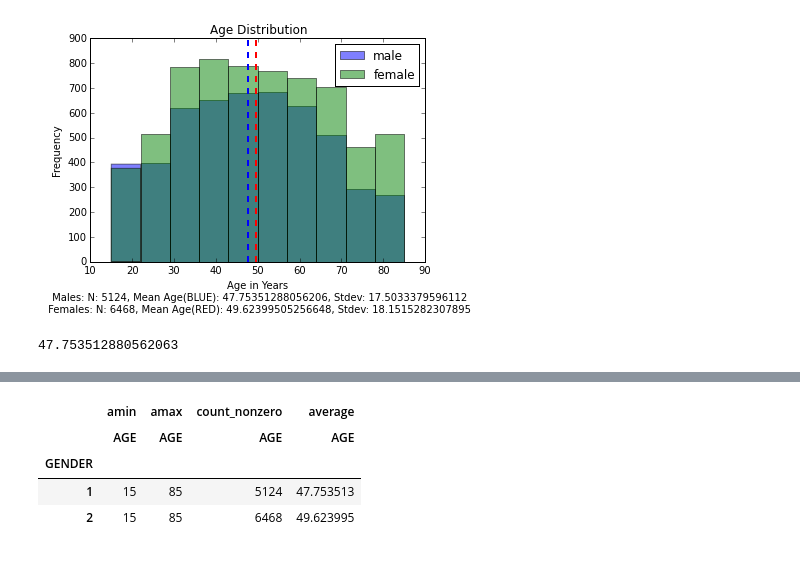
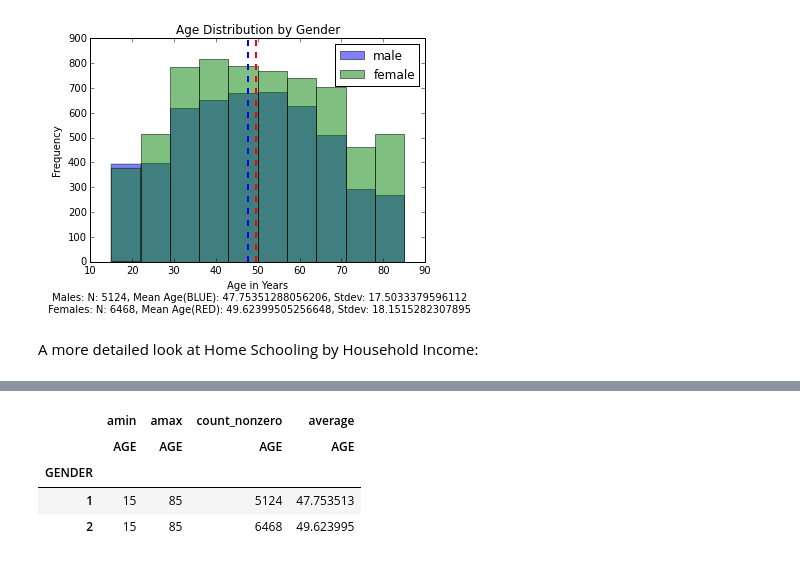
Before and after one commit to BobAmand/atus-analysis, a Jupyter notebook: summary_analysis_MVP.ipynb, the cells around one changed output, grey strips where cells are left out. Saved outputs shown, nothing was run; the diff lists cells and outputs as text; code cells hidden in the pictures.

```diff
--- a/summary_analysis_MVP.ipynb
+++ b/summary_analysis_MVP.ipynb
@@ -44,22 +55,20 @@ f_age['AGE'].plot(kind='hist')
 # %%
 x = list(m_age['AGE'])      # true list of male ages
 y = list(f_age['AGE'])      # true list of female ages
 xm = m_age['AGE'].mean()    # mean of male ages
 yf = f_age['AGE'].mean()    # mean of female ages
 
 plt.hist(x, bins=10, alpha=0.5, label='male')
 plt.axvline(xm, color='b', linestyle='dashed', linewidth=2)
 plt.hist(y, bins=10, alpha=0.5, label='female')
 plt.axvline(yf, color='r', linestyle='dashed', linewidth=2)
 plt.legend()
-plt.title("Age Distribution")
+plt.title("Age Distribution by Gender")
 plt.xlabel('Age in Years\n Males: N: {}, Mean Age(BLUE): {}, Stdev: {}\n Females: N: {}, Mean Age(RED): {}, Stdev: {}'.format(
         np.count_nonzero(x),np.mean(x),np.std(x),np.count_nonzero(y),np.mean(y),np.std(y)))
 plt.ylabel('Frequency')
 plt.show()
 # %% [output]
-[figure, old version]
+[figure, new version]
-# %%
-m_age['AGE'].mean()
-# %% [output]
-47.753512880562063
+# %% [markdown]
+A more detailed look at Home Schooling by Household Income:
```
Also changed, not shown: parts of 12 cells of this notebook.
